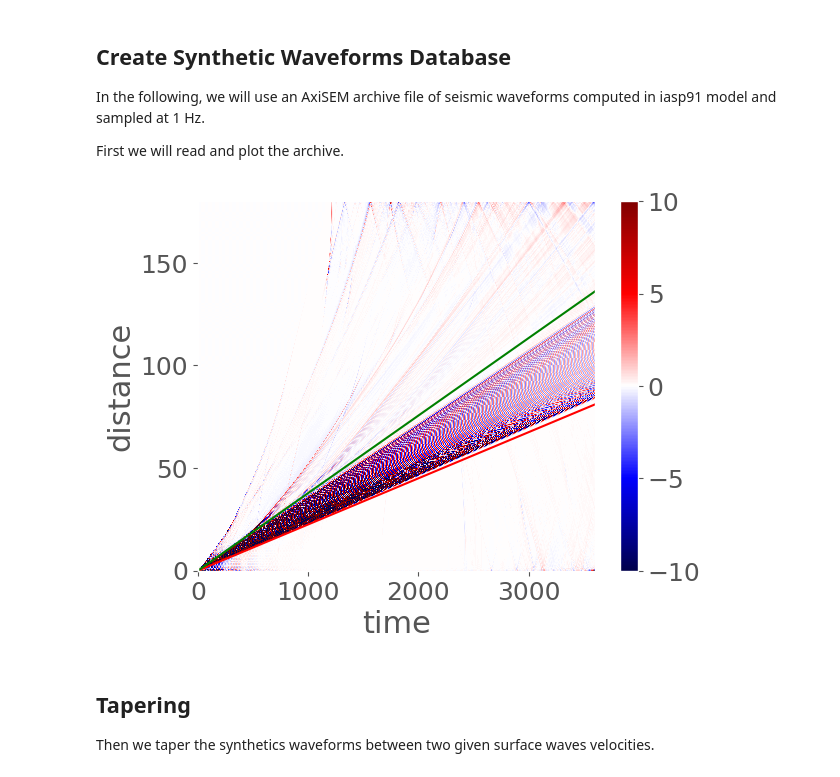
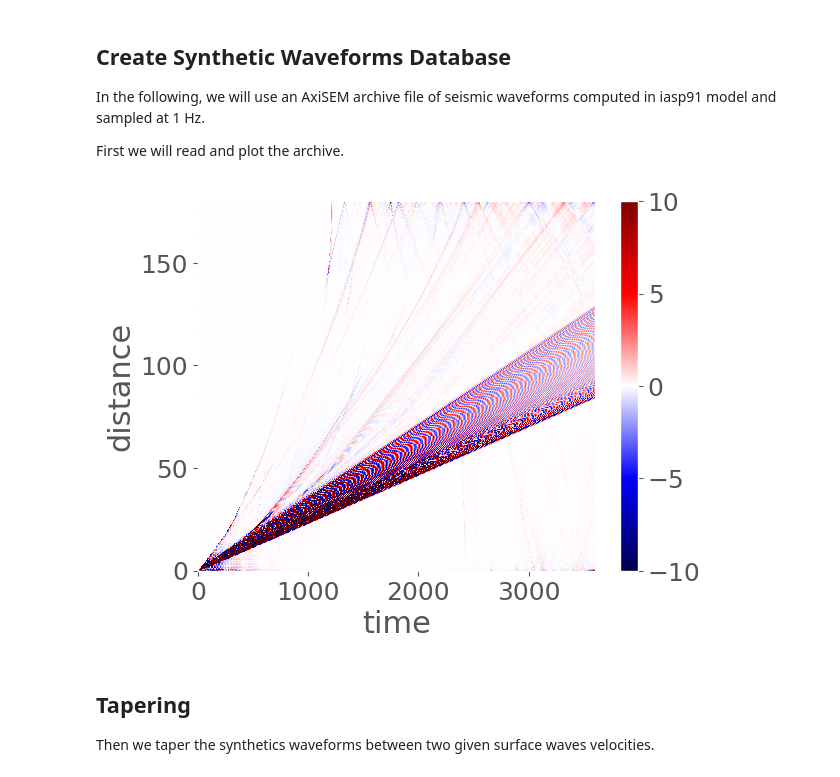
Before and after one commit to lystom/WMSAN, a Jupyter notebook: notebooks/rayleigh_waves/synthetic_CCF.ipynb, the cells around one changed output. Saved outputs shown, nothing was run; the diff lists cells and outputs as text; code cells hidden in the pictures.

```diff
--- a/notebooks/rayleigh_waves/synthetic_CCF.ipynb
+++ b/notebooks/rayleigh_waves/synthetic_CCF.ipynb
@@ -67,22 +67,16 @@ archive = np.zeros((M, N))
 for i in range(M):
     archive[i,:] = open_axisem(distance[i], path_file_axisem=path_file_axisem)
 # %%
-## Taper
-Umin = 2.5
-Umax = 4.2
-
 ## Plot archive
 plt.figure()
 plt.pcolormesh(time, distance, archive,cmap='seismic', vmin=-10, vmax = 10)
-plt.plot(distance*(np.pi*6371)/180/Umin, distance, 'r')
-plt.plot(distance*(np.pi*6371)/180/Umax, distance, 'g')
 plt.colorbar()
 plt.xlabel('time')
 plt.ylabel('distance')
 plt.xlim(0, 3600)
 plt.show()
 # %% [output]
-[figure, old version]
+[figure, new version]
 # %% [markdown]
 ## Tapering
 
```
Also changed, not shown: parts of 5 cells of this notebook, 2 other files.
